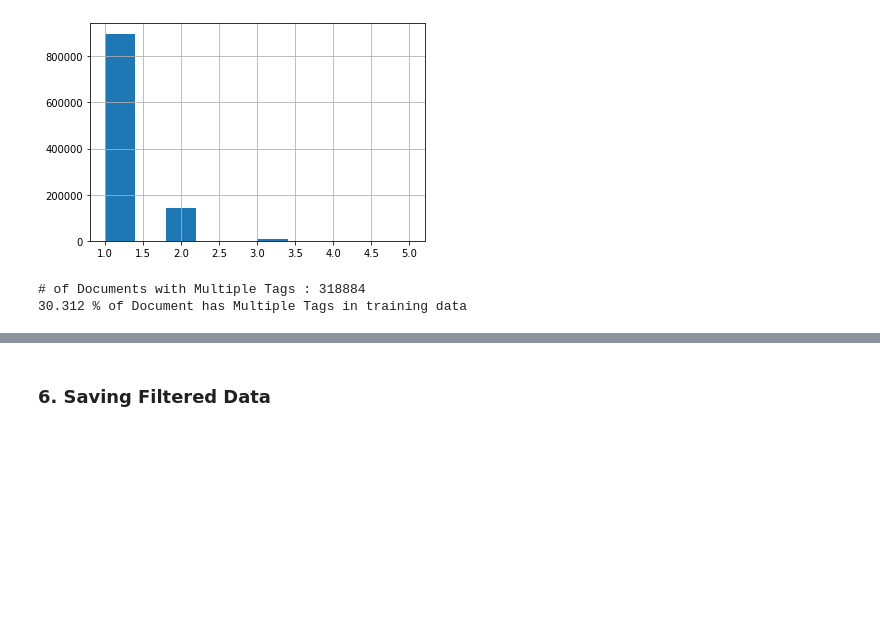
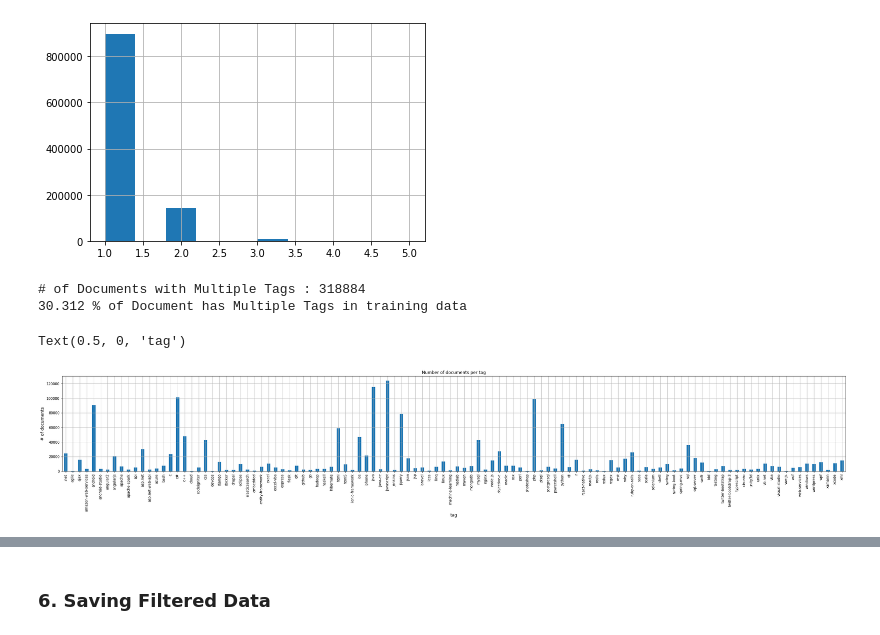
Before and after one commit to amitbcp/icdmai_2020, a Jupyter notebook: 1_eda.ipynb, the cells around one changed output, grey strips where cells are left out. Drawn from its saved outputs; the diff is of its cells as text; code cells hidden in the pictures; blank space fills up the shorter version.

Commit message:
fixed tagwise plot

```diff
--- a/1_eda.ipynb
+++ b/1_eda.ipynb
@@ -341,27 +337,34 @@ print("{0:.3f} % of Document has Multiple Tags in training data ".format((mulitp
 30.312 % of Document has Multiple Tags in training data
 # %%
 # Overall view of tag vs documents count
+%matplotlib inline
+import matplotlib
+import matplotlib.pyplot as plt
 filtered_questions_copy = filtered_questions
 
 from sklearn.preprocessing import MultiLabelBinarizer
 
 mlb = MultiLabelBinarizer()
 filtered_questions_copy['group_Tag'] = filtered_questions_copy['Tag']
 filtered_questions_copy = filtered_questions_copy.join(pd.DataFrame(mlb.fit_transform(filtered_questions_copy.pop('group_Tag')),
                           columns=mlb.classes_,
                           index=filtered_questions_copy.index))
 
 question_tag_summary = filtered_questions_copy.drop(['Id', 'OwnerUserId', 'CreationDate', 'ClosedDate', 'Score', 'Title',
        'Body', 'CreationMonth', 'CreationYear','Tag'], axis=1)
 categories = list(question_tag_summary.columns.values)
+counts = []
 for i in categories:
     counts.append((i, question_tag_summary[i].sum()))
 df_stats = pd.DataFrame(counts, columns=['category', 'number_of_questions'])
 
 df_stats.plot(x='category', y='number_of_questions', kind='bar', legend=False, grid=True, figsize=(40, 5))
 plt.title("Number of documents per tag")
 plt.ylabel('# of documents', fontsize=12)
 plt.xlabel('tag', fontsize=12)
+# %% [output]
+Text(0.5, 0, 'tag')
+[figure, added]
 # %%
 # Histogram of docuement len
 lens = filtered_questions_copy.Body.str.len()
```
Also changed, not shown: parts of 11 cells of this notebook.
